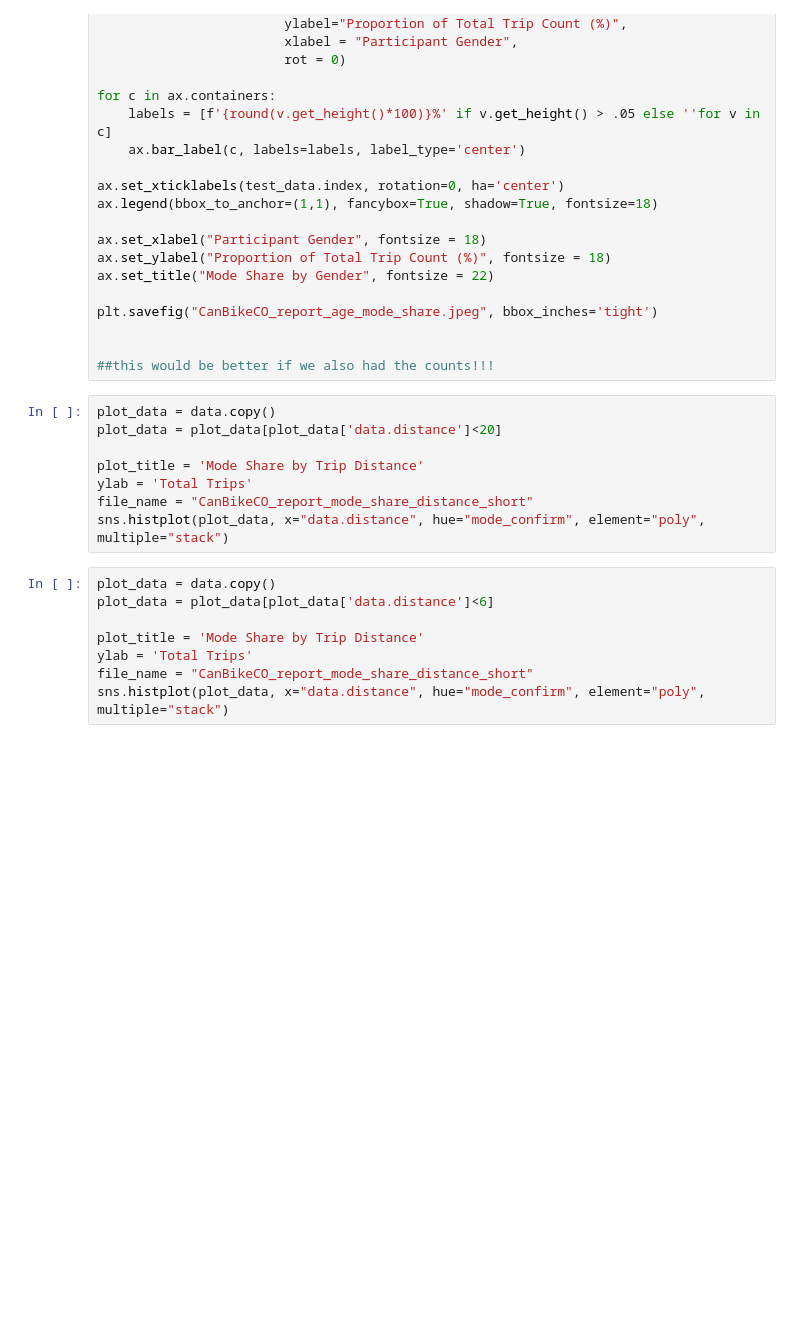
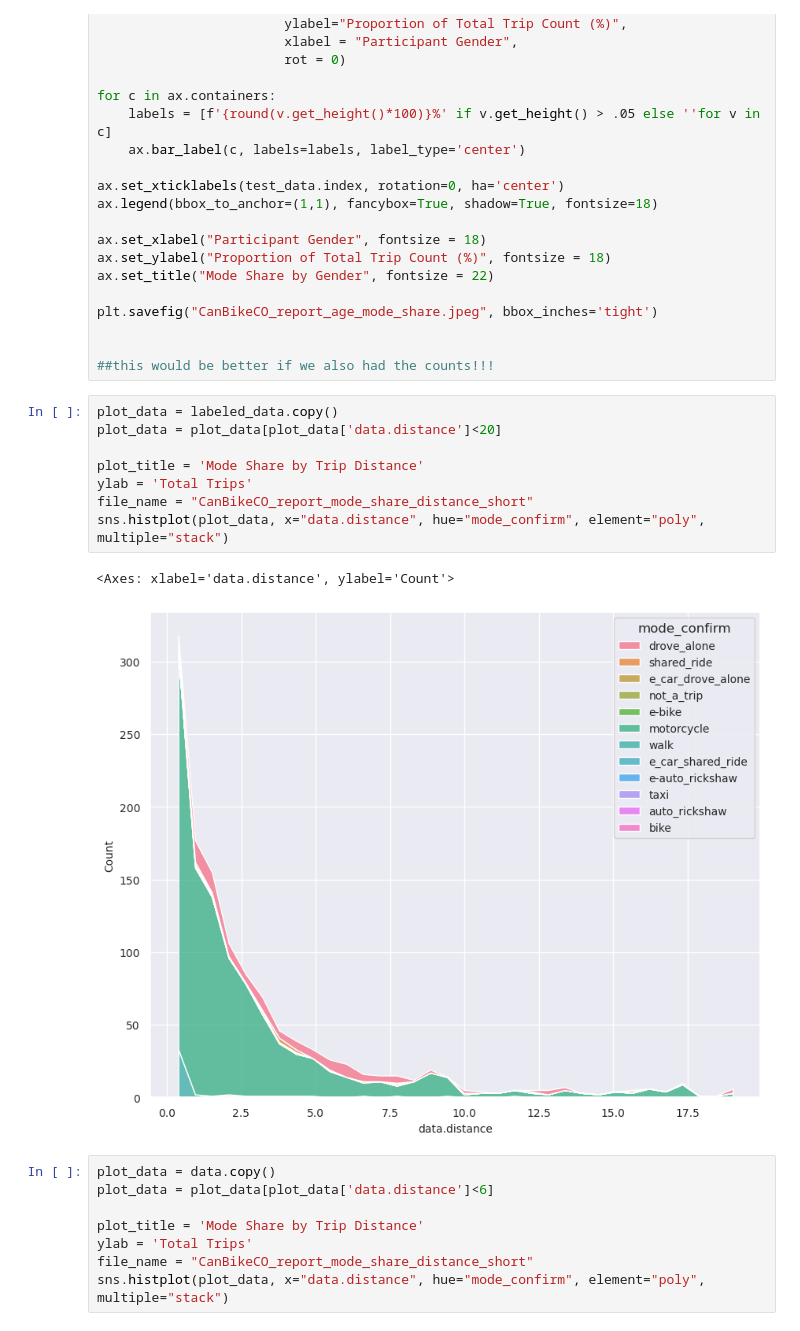
Before and after one commit to jpfleischer/em-public-dashboard, a Jupyter notebook: viz_scripts/PaperVizualizations/Abby/USAID-Laos-PrelimDataGrab.ipynb, the cells around one changed output. Drawn from its saved outputs; the diff is of its cells as text; blank space fills up the shorter version.

```diff
--- a/viz_scripts/PaperVizualizations/Abby/USAID-Laos-PrelimDataGrab.ipynb
+++ b/viz_scripts/PaperVizualizations/Abby/USAID-Laos-PrelimDataGrab.ipynb
@@ -235,13 +480,16 @@ plt.savefig("CanBikeCO_report_age_mode_share.jpeg", bbox_inches='tight')
 
 ##this would be better if we also had the counts!!!
 # %%
-plot_data = data.copy()
+plot_data = labeled_data.copy()
 plot_data = plot_data[plot_data['data.distance']<20]
 
 plot_title = 'Mode Share by Trip Distance'
 ylab = 'Total Trips'
 file_name = "CanBikeCO_report_mode_share_distance_short"
 sns.histplot(plot_data, x="data.distance", hue="mode_confirm", element="poly", multiple="stack")
+# %% [output]
+<Axes: xlabel='data.distance', ylabel='Count'>
+[figure, added]
 # %%
 plot_data = data.copy()
 plot_data = plot_data[plot_data['data.distance']<6]
```
Also changed, not shown: parts of 17 cells of this notebook.
